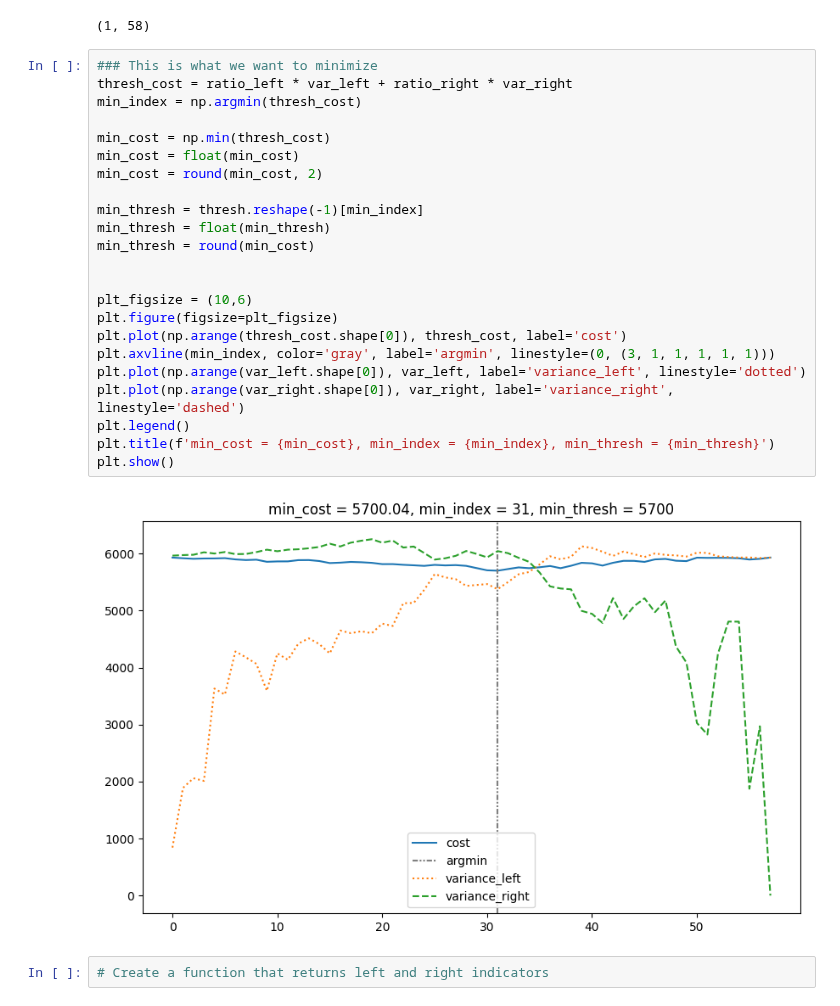
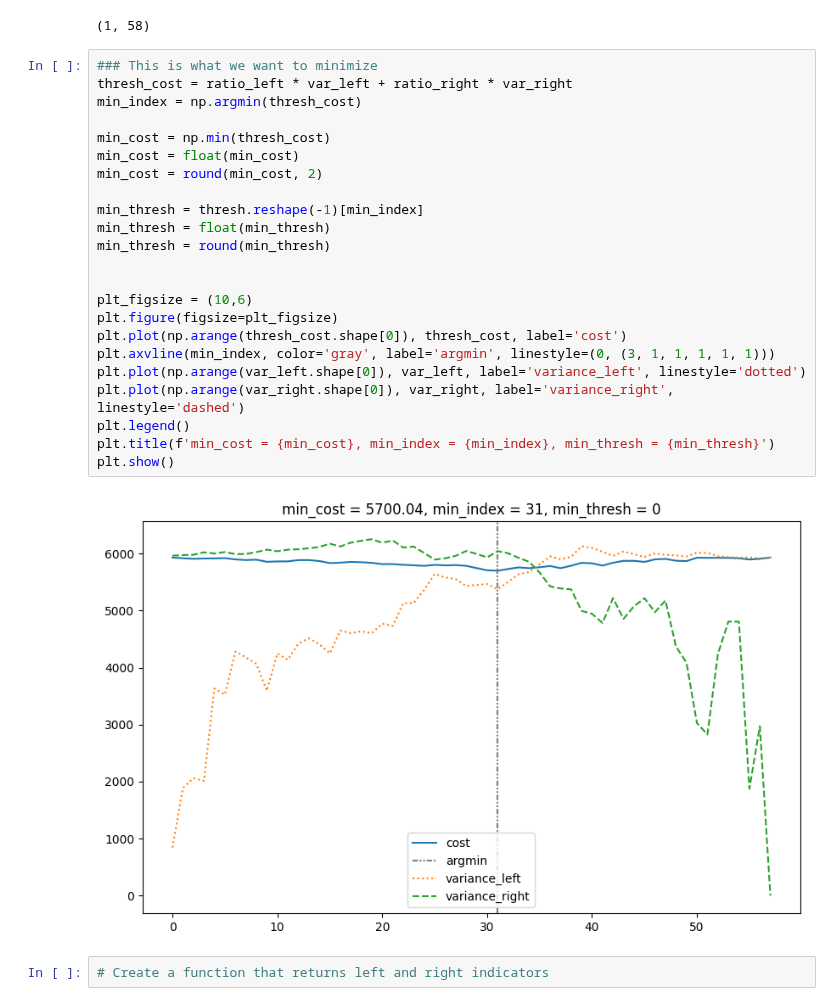
Before and after one commit to jumzzz/prob-ml, a Jupyter notebook: ch18/decision_trees/implementation/01-impl-split-sampler.ipynb, the cells around one changed output. Cells and saved outputs as stored; diff of their text form.

Commit message:
added plots

```diff
--- a/ch18/decision_trees/implementation/01-impl-split-sampler.ipynb
+++ b/ch18/decision_trees/implementation/01-impl-split-sampler.ipynb
@@ -148,27 +152,27 @@ thresh.shape
 # %%
 ### This is what we want to minimize
 thresh_cost = ratio_left * var_left + ratio_right * var_right
 min_index = np.argmin(thresh_cost)
 
 min_cost = np.min(thresh_cost)
 min_cost = float(min_cost)
 min_cost = round(min_cost, 2)
 
 min_thresh = thresh.reshape(-1)[min_index]
 min_thresh = float(min_thresh)
-min_thresh = round(min_cost)
+min_thresh = round(min_thresh)
 
 
 plt_figsize = (10,6)
 plt.figure(figsize=plt_figsize)
 plt.plot(np.arange(thresh_cost.shape[0]), thresh_cost, label='cost')
 plt.axvline(min_index, color='gray', label='argmin', linestyle=(0, (3, 1, 1, 1, 1, 1)))
 plt.plot(np.arange(var_left.shape[0]), var_left, label='variance_left', linestyle='dotted')
 plt.plot(np.arange(var_right.shape[0]), var_right, label='variance_right', linestyle='dashed')
 plt.legend()
 plt.title(f'min_cost = {min_cost}, min_index = {min_index}, min_thresh = {min_thresh}')
 plt.show()
 # %% [output]
-[figure, old version]
+[figure, new version]
 # %%
 # Create a function that returns left and right indicators
```
Also changed, not shown: parts of 2 cells of this notebook.
